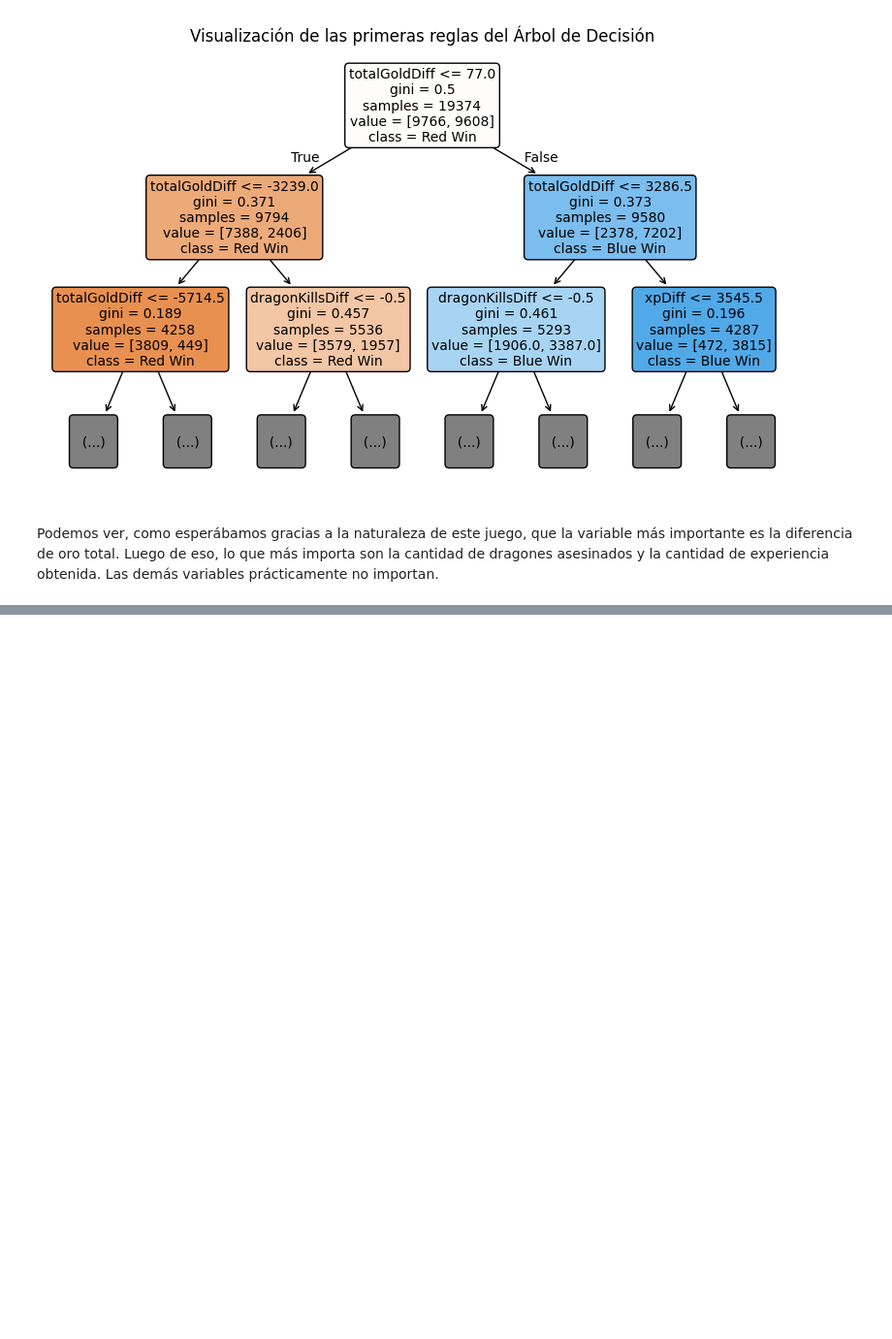
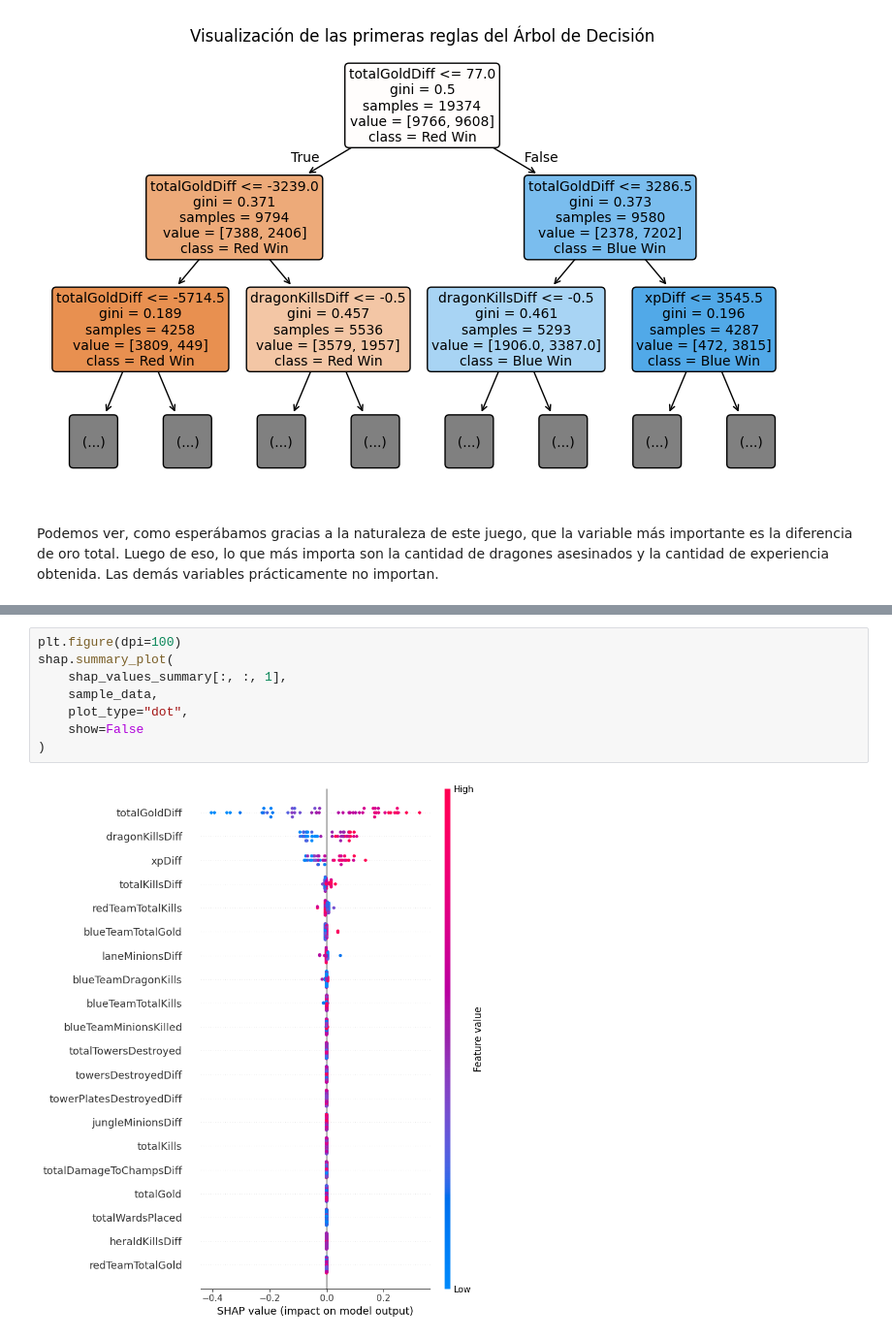
Before and after one commit to jnegrete2005/practica02_AA1, a Jupyter notebook: src/arboles.ipynb, the cells around one changed output, grey strips where cells are left out. Shown at 97% size. Cells and saved outputs as stored; diff of their text form; blank space fills up the shorter version.

```diff
--- a/src/arboles.ipynb
+++ b/src/arboles.ipynb
@@ -111,0 +140,10 @@ Podemos ver, como esperábamos gracias a la naturaleza de este juego, que la var
+# %%
+plt.figure(dpi=100)
+shap.summary_plot(
+    shap_values_summary[:, :, 1],
+    sample_data,
+    plot_type="dot",
+    show=False
+)
+# %% [output]
+[figure, added]
```
Also changed, not shown: parts of 3 cells of this notebook, 2 other files.
